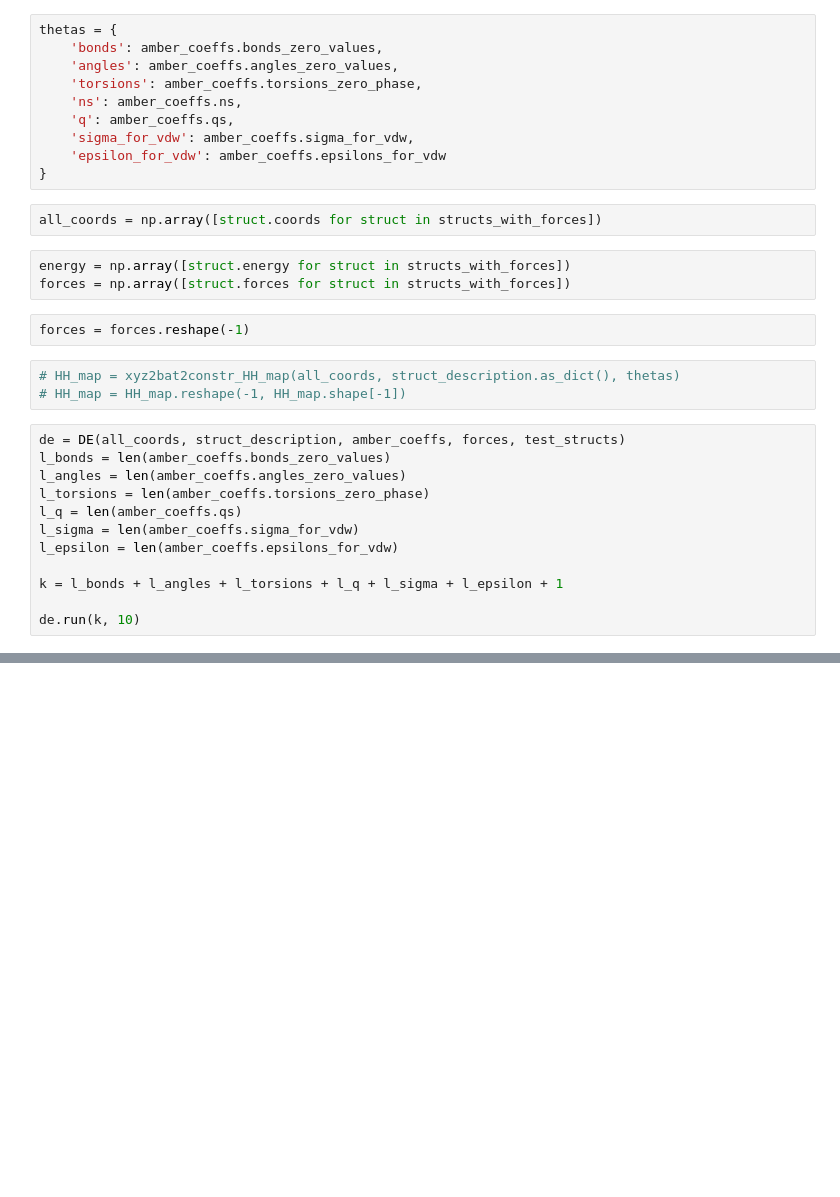
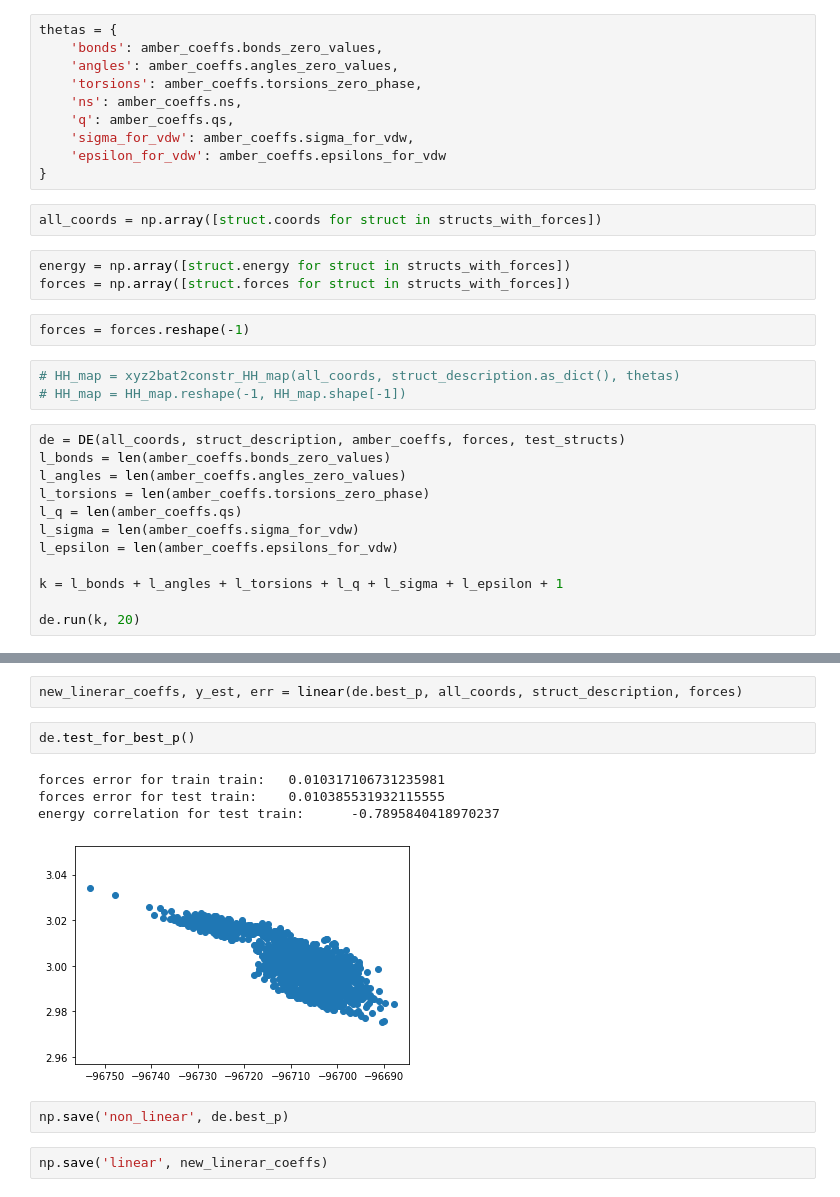
Before and after one commit to xomaiya/LRR_DE, a Jupyter notebook: Forces_learning.ipynb, the cells around one changed output, grey strips where cells are left out. Drawn from its saved outputs; the diff is of its cells as text; blank space fills up the shorter version.

Commit message:
Add new coeffs.npy

```diff
--- a/Forces_learning.ipynb
+++ b/Forces_learning.ipynb
@@ -51,5 +48,5 @@ l_epsilon = len(amber_coeffs.epsilons_for_vdw)
 
 k = l_bonds + l_angles + l_torsions + l_q + l_sigma + l_epsilon + 1
 
-de.run(k, 10)
+de.run(k, 20)
 # %% [output]
@@ -80,0 +156,13 @@ energy correlation for test train:      -0.20701088437315138
+# %%
+new_linerar_coeffs, y_est, err = linear(de.best_p, all_coords, struct_description, forces)
+# %%
+de.test_for_best_p()
+# %% [output]
+forces error for train train:   0.010317106731235981
+forces error for test train:    0.010385531932115555
+energy correlation for test train:      -0.7895840418970237
+[figure, added]
+# %%
+np.save('non_linear', de.best_p)
+# %%
+np.save('linear', new_linerar_coeffs)
```
Also changed, not shown: parts of 3 cells of this notebook, 2 other files.
